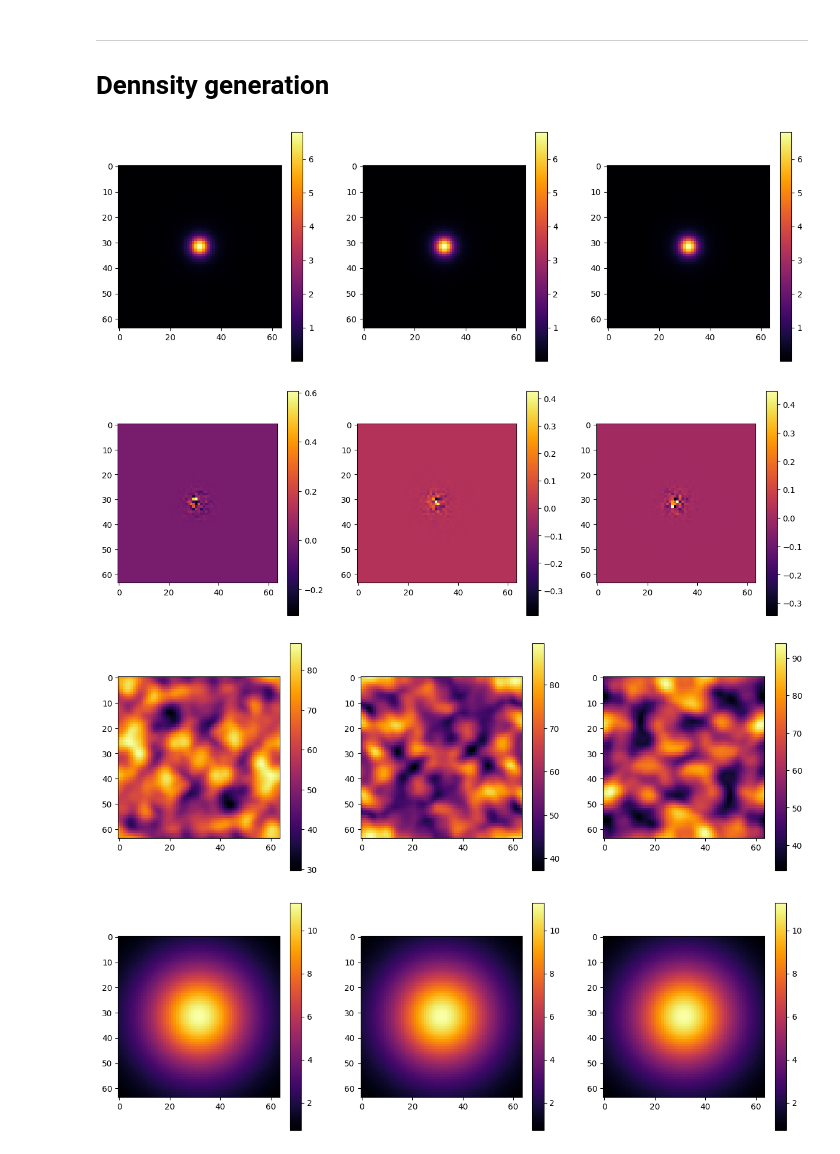
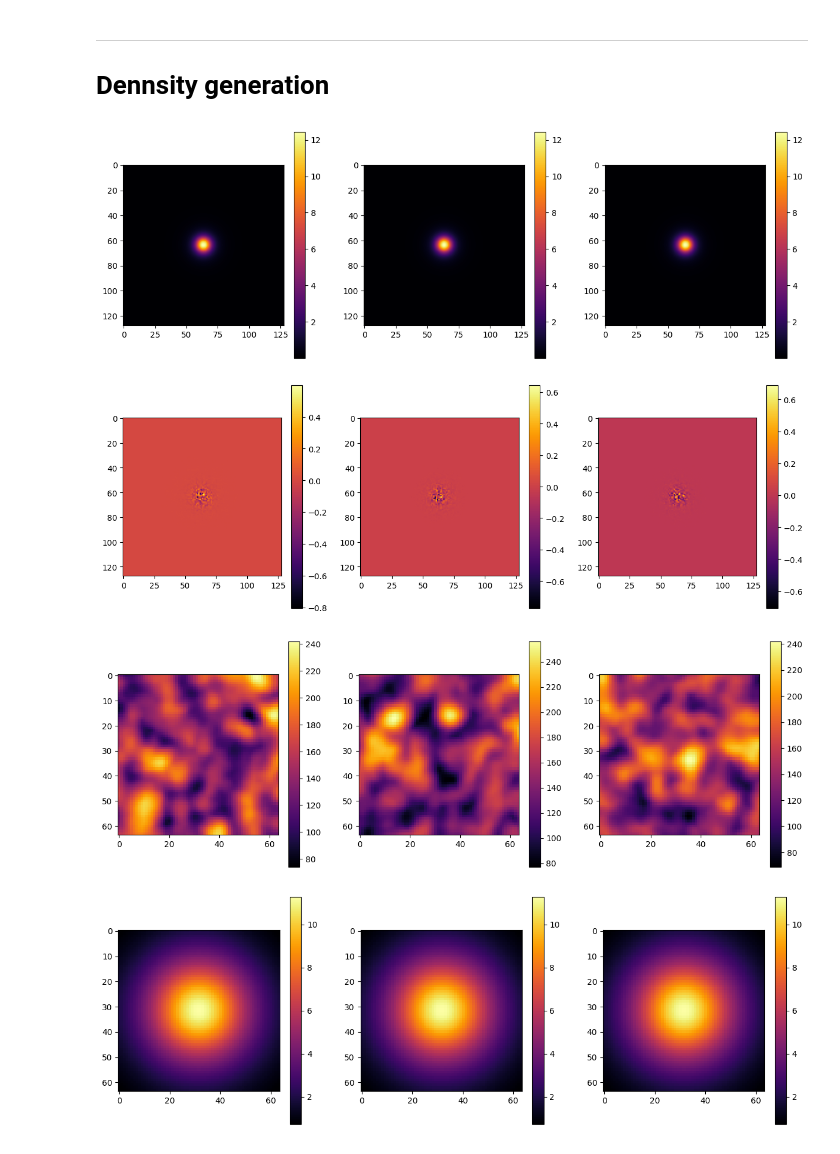
Before and after one commit to LeiRoF/M2-Internship, a Jupyter notebook: Generate_Dataset.ipynb, the cells around one changed output. Drawn from its saved outputs; the diff is of its cells as text; code cells hidden in the pictures.

Commit message:
Normalization & removed symetry

```diff
--- a/Generate_Dataset.ipynb
+++ b/Generate_Dataset.ipynb
@@ -14,28 +29,33 @@ def plummer(r, a):
 
 # Dennsity generation
 # %%
-N = 64
-space_range = [-1, 1]
+# Generating lorentzian in a bigger space
 
-r, dr = np.linspace(space_range[0], space_range[1], N, endpoint=True, retstep=True)
-X, Y, Z = np.meshgrid(r, r, r)
+tmp_r, tmp_dr = np.linspace(space_range[0]*2, space_range[1]*2, N*2, endpoint=True, retstep=True)
+tmp_X, tmp_Y, tmp_Z = np.meshgrid(tmp_r, tmp_r, tmp_r)
 
-cloud = 1/(1+(X**2+Y**2+Z**2)**2*10000)
+cloud = 1/(1+(tmp_X**2+tmp_Y**2+tmp_Z**2)**2*1000)
+
 plot.sum_in_3_directions(cloud)
 # %% [output]
-[figure, old version]
+[figure, new version]
 # %%
-cloud *= np.random.normal(0, 0.1, size=(N, N, N))
+# Adding noise
+
+cloud *= np.random.normal(0, 0.1, size=(N*2, N*2, N*2))
 plot.sum_in_3_directions(cloud)
 # %% [output]
-[figure, old version]
+[figure, new version]
 # %%
+# Computing the fourier transform and cropping to a smaller space
+# in order to avoid symmetries induced by the lorentzian shape
 
 cloud = np.abs(np.fft.fftn(cloud))
+cloud = cloud[:N, :N, :N]
 
 plot.sum_in_3_directions(cloud)
 # %% [output]
-[figure, old version]
+[figure, new version]
 # %%
 a = 0.9
 p = plummer(np.sqrt(X**2+Y**2+Z**2), a)
```
Also changed, not shown: parts of 21 cells of this notebook, 2 other files.
